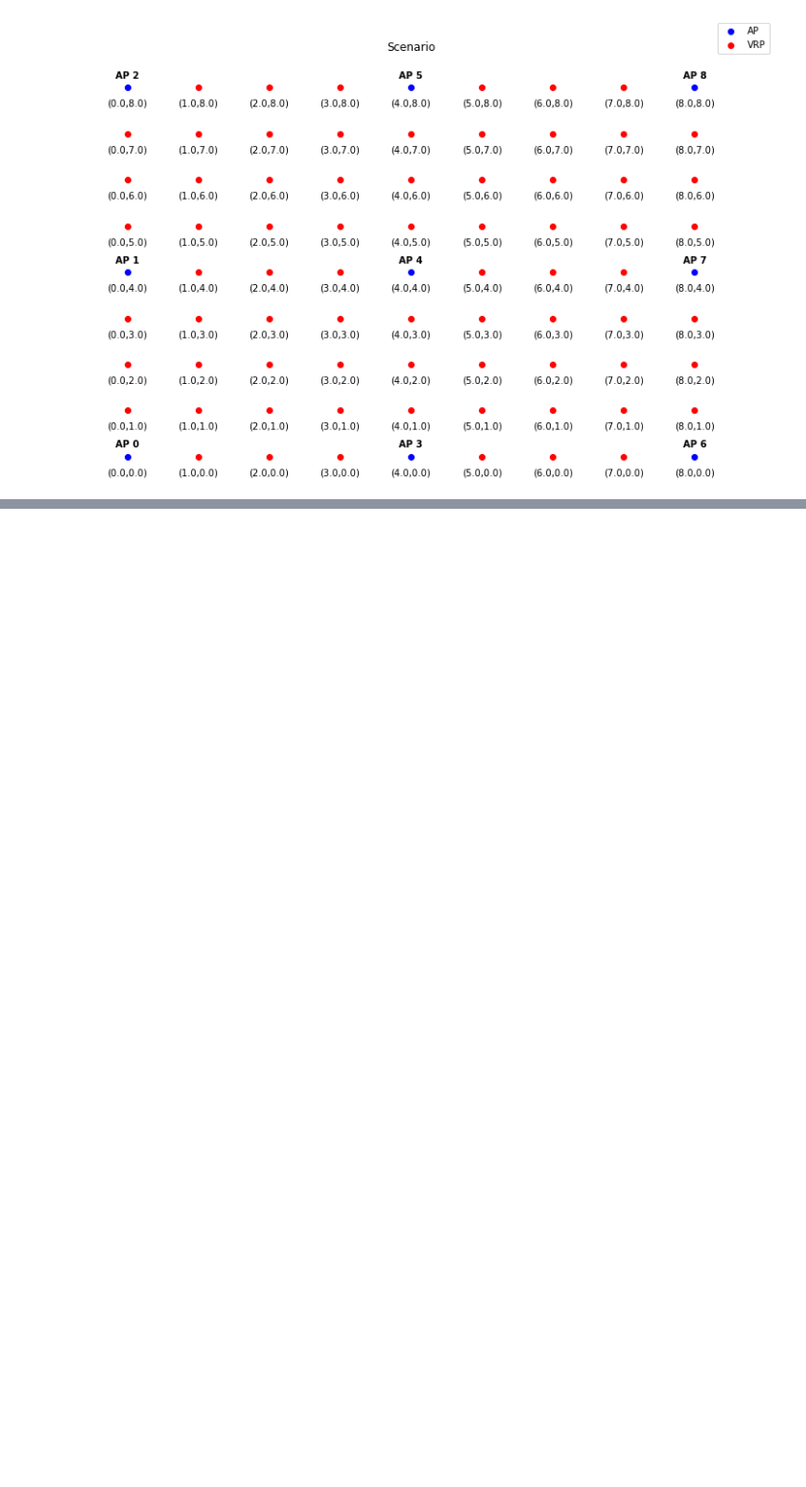
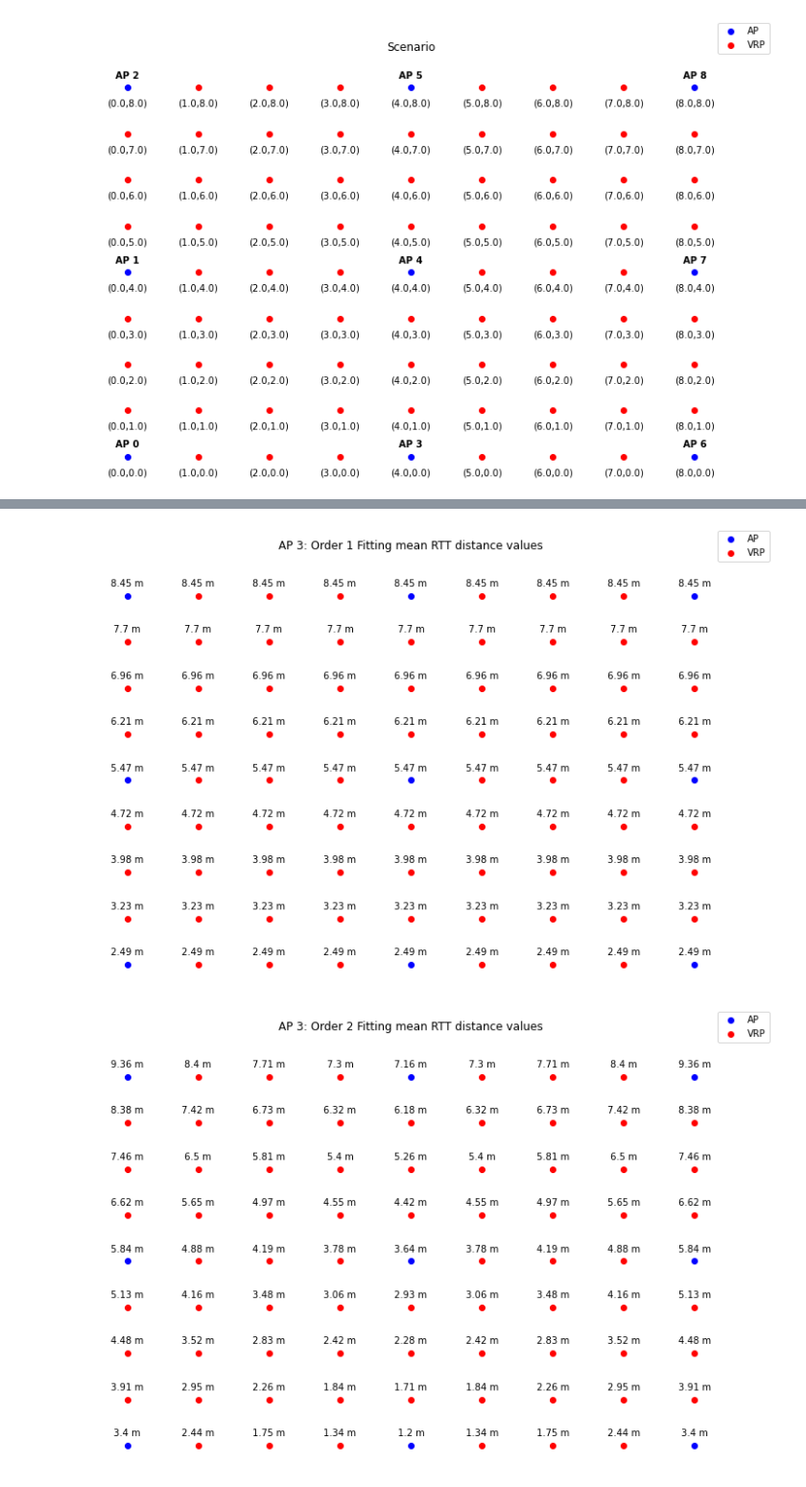
Before and after one commit to carlogattuso/Indoor_Positioning_RTT_GPR, a Jupyter notebook: src/psfm_gpr.ipynb, the cells around one changed output, grey strips where cells are left out. Shown at 96% size. Drawn from its saved outputs; the diff is of its cells as text; code cells hidden in the pictures; blank space fills up the shorter version.

```diff
--- a/src/psfm_gpr.ipynb
+++ b/src/psfm_gpr.ipynb
@@ -125,0 +237,6 @@ for x,y,z in zip(L_ap[:,0],L_ap[:,1], np.linspace(0, 8, 9).astype(int)):
+# %%
+menu_3 = widgets.Dropdown(
+       options=['0', '1', '2', '3', '4', '5', '6', '7', '8'],
+       value='0',
+       description='AP:')
+menu_3
@@ -125,0 +245,45 @@ for x,y,z in zip(L_ap[:,0],L_ap[:,1], np.linspace(0, 8, 9).astype(int)):
+# %%
+"""
+Order 1 RTT Mean distance plot
+"""
+plt.figure(figsize=(12,8))
+
+plt.scatter(L_ap[:,0], L_ap[:,1], c='b')
+plt.scatter(L_vrp[:,0], L_vrp[:,1], c='r')
+
+plt.legend(labels=['AP','VRP'],loc="upper right",borderaxespad=-5)
+plt.title('AP '+menu_3.value+': Order 1 Fitting mean RTT distance values',pad=30)
+plt.axis('off')
+
+for x,y in zip(locations[:,0],locations[:,1]):
+    label = f"{sample_distance(x, y, models_1[int(menu_3.value)]).round(2)} m"
+
+    plt.annotate(label, # this is the text
+                 (x,y), # this is the point to label
+                 textcoords="offset points", # how to position the text
+                 xytext=(0,10), # distance from text to points (x,y)
+                 ha='center') # horizontal alignment can be left, right or center
+
+"""
+Order 2 RTT Mean distance plot
+"""
+plt.figure(figsize=(12,8))
+
+plt.scatter(L_ap[:,0], L_ap[:,1], c='b')
+plt.scatter(L_vrp[:,0], L_vrp[:,1], c='r')
+
+plt.legend(labels=['AP','VRP'],loc="upper right",borderaxespad=-5)
+plt.title('AP '+menu_3.value+': Order 2 Fitting mean RTT distance values',pad=30)
+plt.axis('off')
+
+for x,y in zip(locations[:,0],locations[:,1]):
+    label = f"{sample_distance(x, y, models_2[int(menu_3.value)]).round(2)} m"
+
+    plt.annotate(label, # this is the text
+                 (x,y), # this is the point to label
+                 textcoords="offset points", # how to position the text
+                 xytext=(0,10), # distance from text to points (x,y)
+                 ha='center') # horizontal alignment can be left, right or center
+# %% [output]
+[figure, added]
+[figure, added]
```
Also changed, not shown: parts of 15 cells of this notebook, 1 other file.
